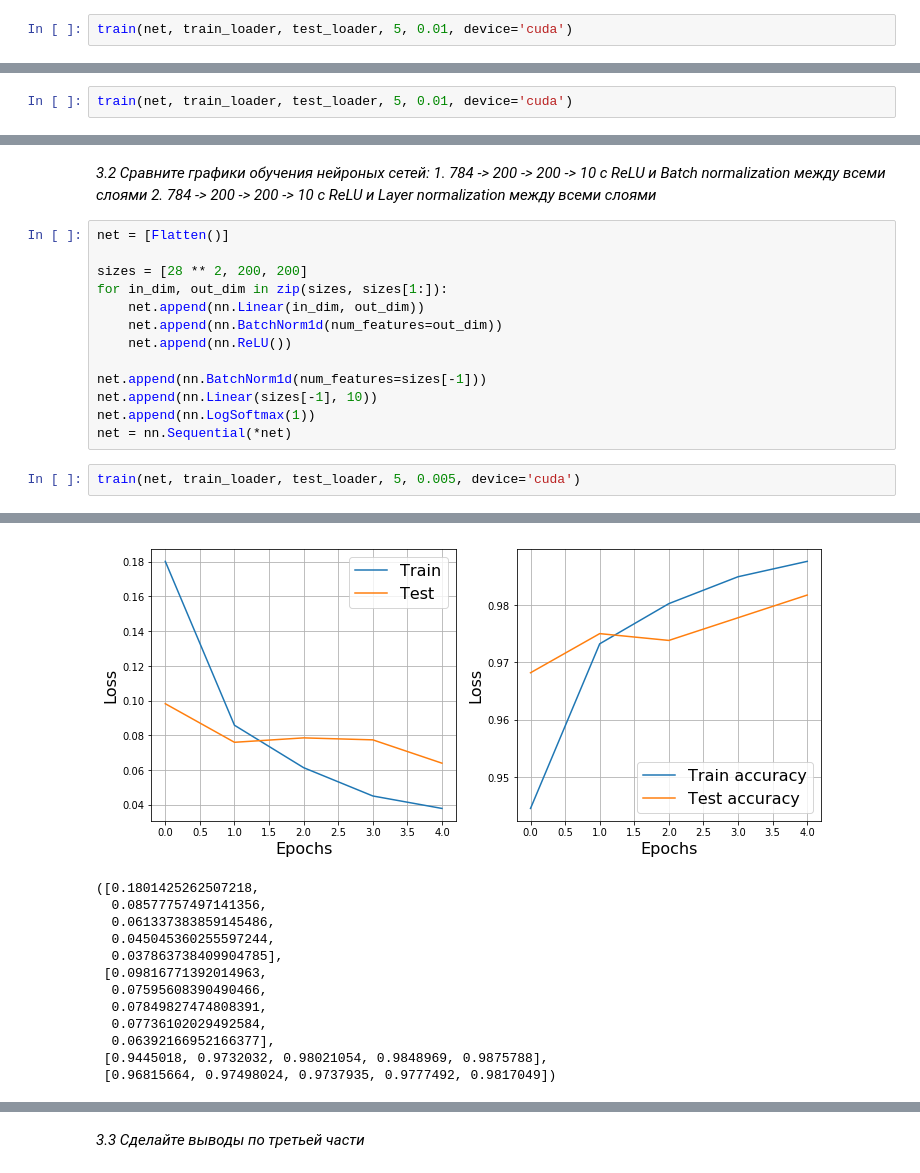
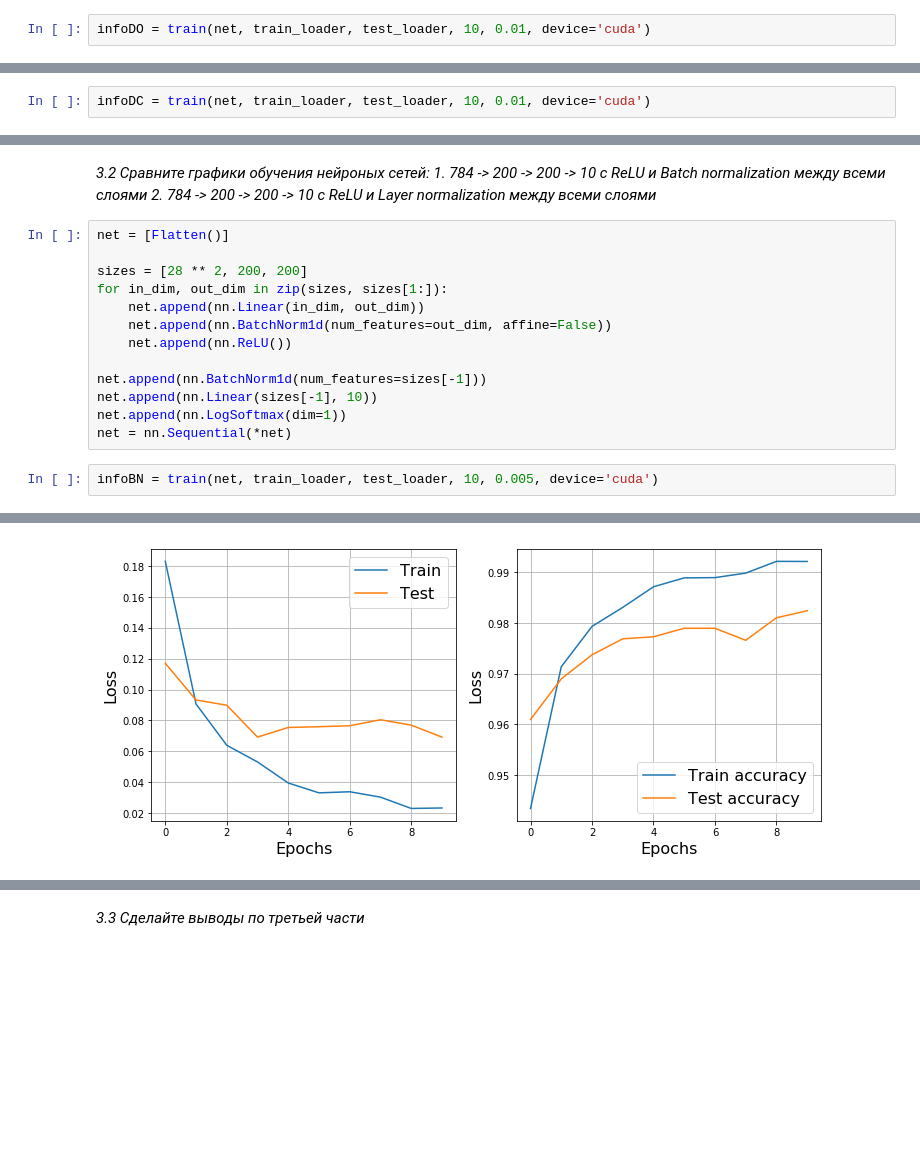
Before and after one commit to v-vskv-v/IR_ML, a Jupyter notebook: Data Analysis/Semester 2/viskov_task 5 (Speedup).ipynb, the cells around one changed output, grey strips where cells are left out. Saved outputs shown, nothing was run; the diff lists cells and outputs as text; blank space fills up the shorter version.

```diff
--- a/Data Analysis/Semester 2/viskov_task 5 (Speedup).ipynb
+++ b/Data Analysis/Semester 2/viskov_task 5 (Speedup).ipynb
@@ -235,5 +304,5 @@ net.append(nn.Linear(sizes[-1], 10))
 net.append(nn.LogSoftmax(1))
 net = nn.Sequential(*net)
 # %%
-train(net, train_loader, test_loader, 5, 0.01, device='cuda')
+infoDO = train(net, train_loader, test_loader, 10, 0.01, device='cuda')
 # %% [output]
@@ -263,5 +320,5 @@ net.append(nn.Linear(sizes[-1], 10))
 net.append(nn.LogSoftmax(1))
 net = nn.Sequential(*net)
 # %%
-train(net, train_loader, test_loader, 5, 0.01, device='cuda')
+infoDC = train(net, train_loader, test_loader, 10, 0.01, device='cuda')
 # %% [output]
@@ -313,13 +380,13 @@ net = [Flatten()]
 sizes = [28 ** 2, 200, 200]
 for in_dim, out_dim in zip(sizes, sizes[1:]):
     net.append(nn.Linear(in_dim, out_dim))
-    net.append(nn.BatchNorm1d(num_features=out_dim))
+    net.append(nn.BatchNorm1d(num_features=out_dim, affine=False))
     net.append(nn.ReLU())
 
 net.append(nn.BatchNorm1d(num_features=sizes[-1]))
 net.append(nn.Linear(sizes[-1], 10))
-net.append(nn.LogSoftmax(1))
+net.append(nn.LogSoftmax(dim=1))
 net = nn.Sequential(*net)
 # %%
-train(net, train_loader, test_loader, 5, 0.005, device='cuda')
+infoBN = train(net, train_loader, test_loader, 10, 0.005, device='cuda')
 # %% [output]
@@ -327,16 +394,4 @@ Epoch 4... (Train/Test) NLL: 0.038/0.064        Accuracy: 0.988/0.982
-[figure, old version]
+[figure, new version]
-([0.1801425262507218,
-  0.08577757497141356,
-  0.061337383859145486,
-  0.045045360255597244,
-  0.037863738409904785],
- [0.09816771392014963,
-  0.07595608390490466,
-  0.07849827474808391,
-  0.07736102029492584,
-  0.06392166952166377],
- [0.9445018, 0.9732032, 0.98021054, 0.9848969, 0.9875788],
- [0.96815664, 0.97498024, 0.9737935, 0.9777492, 0.9817049])
 # %%
 net = [Flatten()]
 
```
Also changed, not shown: parts of 18 cells of this notebook.
